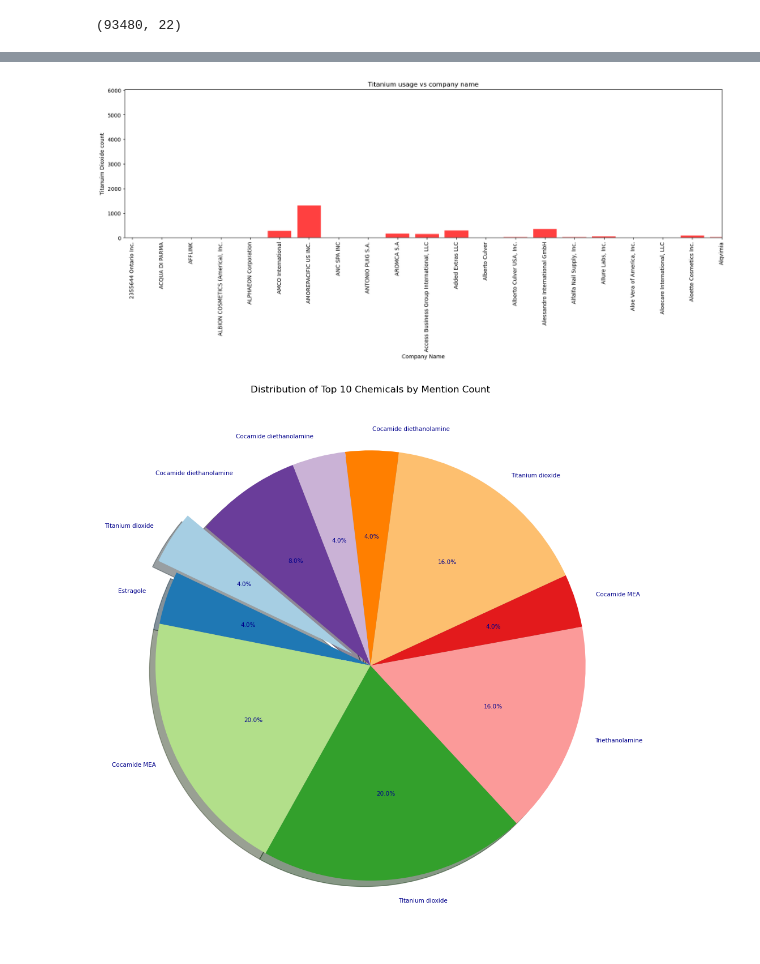
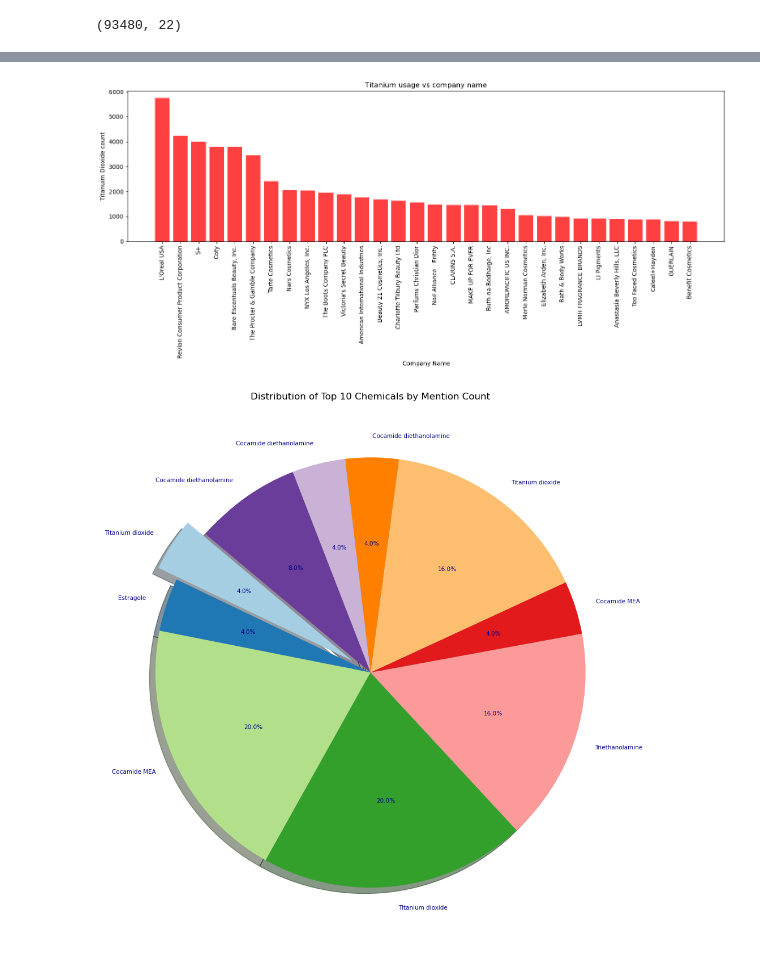
Before and after one commit to Nova8F/Project_1.0, a Jupyter notebook: MA_project1group1.ipynb, the cells around one changed output, grey strips where cells are left out. Drawn from its saved outputs; the diff is of its cells as text; code cells hidden in the pictures.

```diff
--- a/MA_project1group1.ipynb
+++ b/MA_project1group1.ipynb
@@ -347,6 +345,6 @@ Titanium.shape
 # %% [output]
 (93480, 22)
 # %%
-groupby_data = Titanium.groupby("CompanyName")["ChemicalName"].count().reset_index()
+groupby_data = Titanium.groupby(["CompanyName", "ChemicalName"])["ChemicalName"].count().reset_index(name="ChemicalCount")
 groupby_data
 # %% [output]
@@ -365,0 +374,3 @@ groupby_data
+# %%
+grouped_and_sorted = groupby_data.sort_values(by="ChemicalCount", ascending=False)
+grouped_and_sorted.head(30)
@@ -365,0 +395,3 @@ groupby_data
+# %%
+grouped_and_sorted = grouped_and_sorted[grouped_and_sorted["ChemicalCount"] >= 791]
+grouped_and_sorted
@@ -366,18 +416,20 @@ groupby_data
 # %%
-plt.figure(figsize=(20,5))
+plt.figure(figsize=(15,7))
 
-plt.bar(groupby_data["CompanyName"],groupby_data["ChemicalName"], color="red", alpha=0.75)
+plt.bar(grouped_and_sorted["CompanyName"],grouped_and_sorted["ChemicalCount"], color="red", alpha=0.75)
 
 
 plt.xlabel('Company Name')
 plt.ylabel('Titanuim Dioxide count')
 plt.title('Titanium usage vs company name')
-plt.xlim(-0.25, len(top_companies))
-# plt.ylim(0, max(rain_df["Inches"])+10)
+# plt.xlim(-0.25, len(top_companies))
+# plt.xlim(0, len(groupby_data["CompanyName"])+10)
 plt.xticks(rotation=90)
+plt.tight_layout()
+plt.savefig("MA graphs\MA_graphs3.png")
 plt.show()
 # %% [output]
-[figure, old version]
+[figure, new version]
 # %%
 explode = (0.1, 0, 0, 0, 0, 0, 0, 0, 0, 0)
 chemical_names = data_visualiation["ChemicalName"]
```
Also changed, not shown: parts of 8 cells of this notebook, 2 other files.
